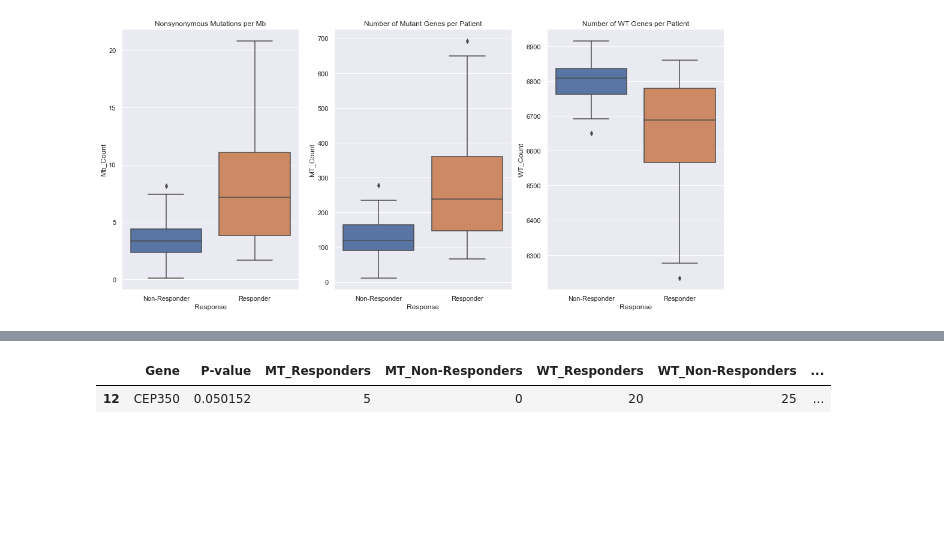
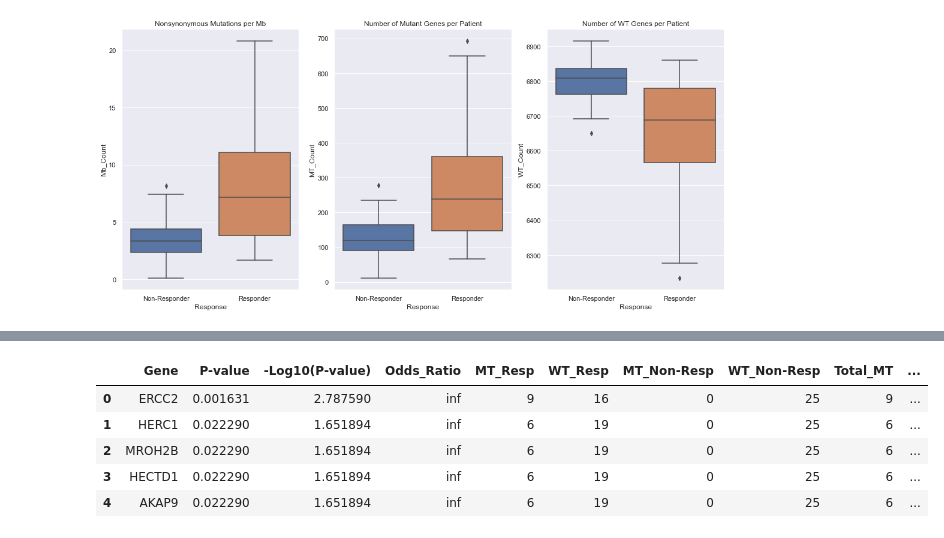
Before and after one commit to jakecharris/dana_farber-assignment, a Jupyter notebook: code-notebook.ipynb, the cells around one changed output, grey strips where cells are left out. Saved outputs shown, nothing was run; the diff lists cells and outputs as text; code cells hidden in the pictures; blank space fills up the shorter version.

```diff
--- a/code-notebook.ipynb
+++ b/code-notebook.ipynb
@@ -405,5 +281,19 @@ fishers_df.head()
-# %%
-gene_enrichment_table[gene_enrichment_table['Gene']=='CEP350']
-# %% [output]
-|  | Gene | P-value | MT_Responders | MT_Non-Responders | WT_Responders | WT_Non-Responders | ... |
-| 12 | CEP350 | 0.050152 | 5 | 0 | 20 | 25 | ... |
+# %%
+# Run Fisher's exact test on all genes
+genes = nonsynon_df['Hugo_Symbol'].unique()
+full_results = []
+for gene in tqdm(genes):
+    full_results.append(gene_enrichment_fishers(gene))
+
+# Save Fisher's data as DF, filter for signifigant values
+fishers_df = pd.DataFrame.from_dict(full_results).sort_values(by=['P-value'], ascending=True, ignore_index=True)
+fishers_df['Sig_Enrichment'] = fishers_df.apply(lambda row: True if row['P-value'] <= 0.05 else False, axis=1)
+fishers_sig_df = fishers_df[fishers_df['P-value']<=0.1] # p<=0.1 for display purposes
+fishers_sig_df.head(10)
+# %% [output]
+|  | Gene | P-value | -Log10(P-value) | Odds_Ratio | MT_Resp | WT_Resp | MT_Non-Resp | WT_Non-Resp | Total_MT | ... |
+| 0 | ERCC2 | 0.001631 | 2.787590 | inf | 9 | 16 | 0 | 25 | 9 | ... |
+| 1 | HERC1 | 0.022290 | 1.651894 | inf | 6 | 19 | 0 | 25 | 6 | ... |
+| 2 | MROH2B | 0.022290 | 1.651894 | inf | 6 | 19 | 0 | 25 | 6 | ... |
+| 3 | HECTD1 | 0.022290 | 1.651894 | inf | 6 | 19 | 0 | 25 | 6 | ... |
+| 4 | AKAP9 | 0.022290 | 1.651894 | inf | 6 | 19 | 0 | 25 | 6 | ... |
```
Also changed, not shown: parts of 24 cells of this notebook.
